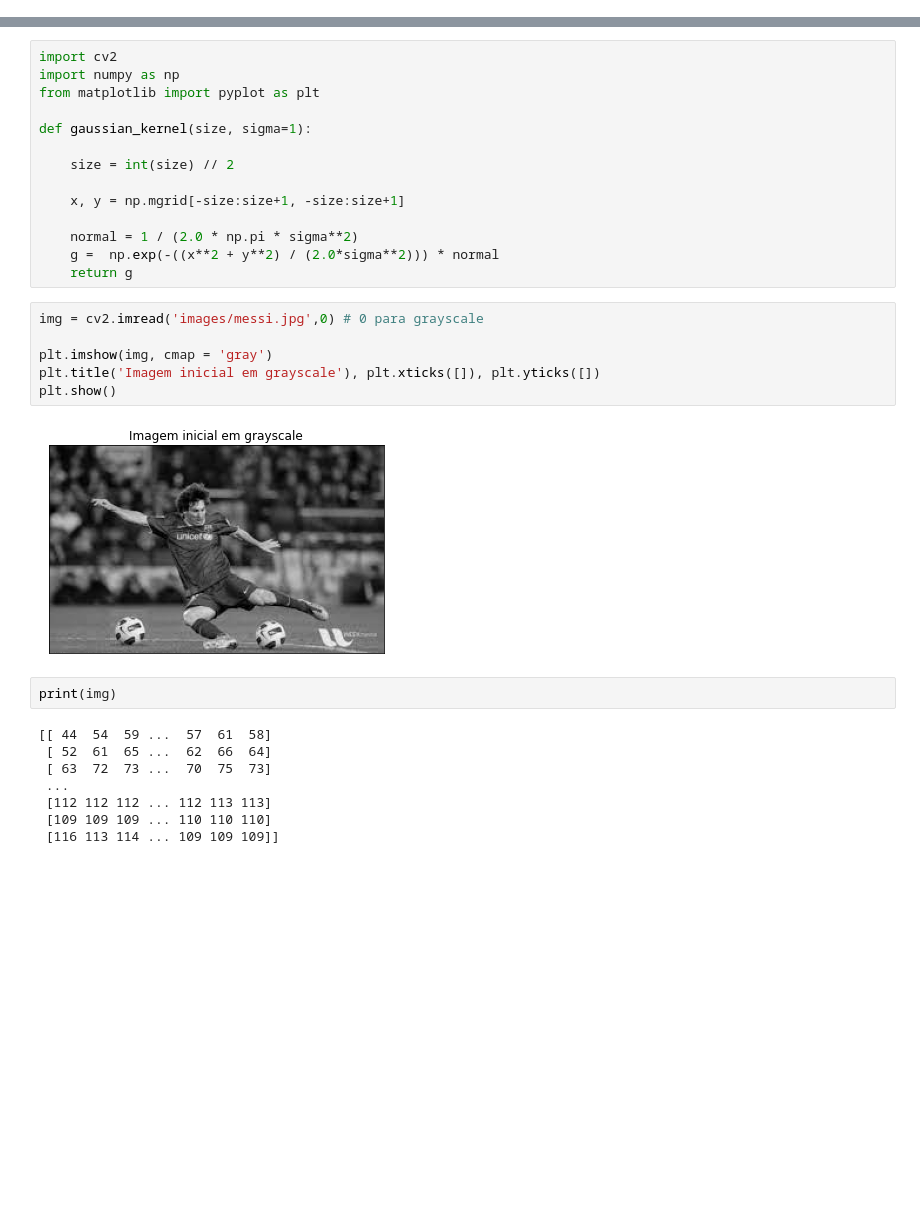
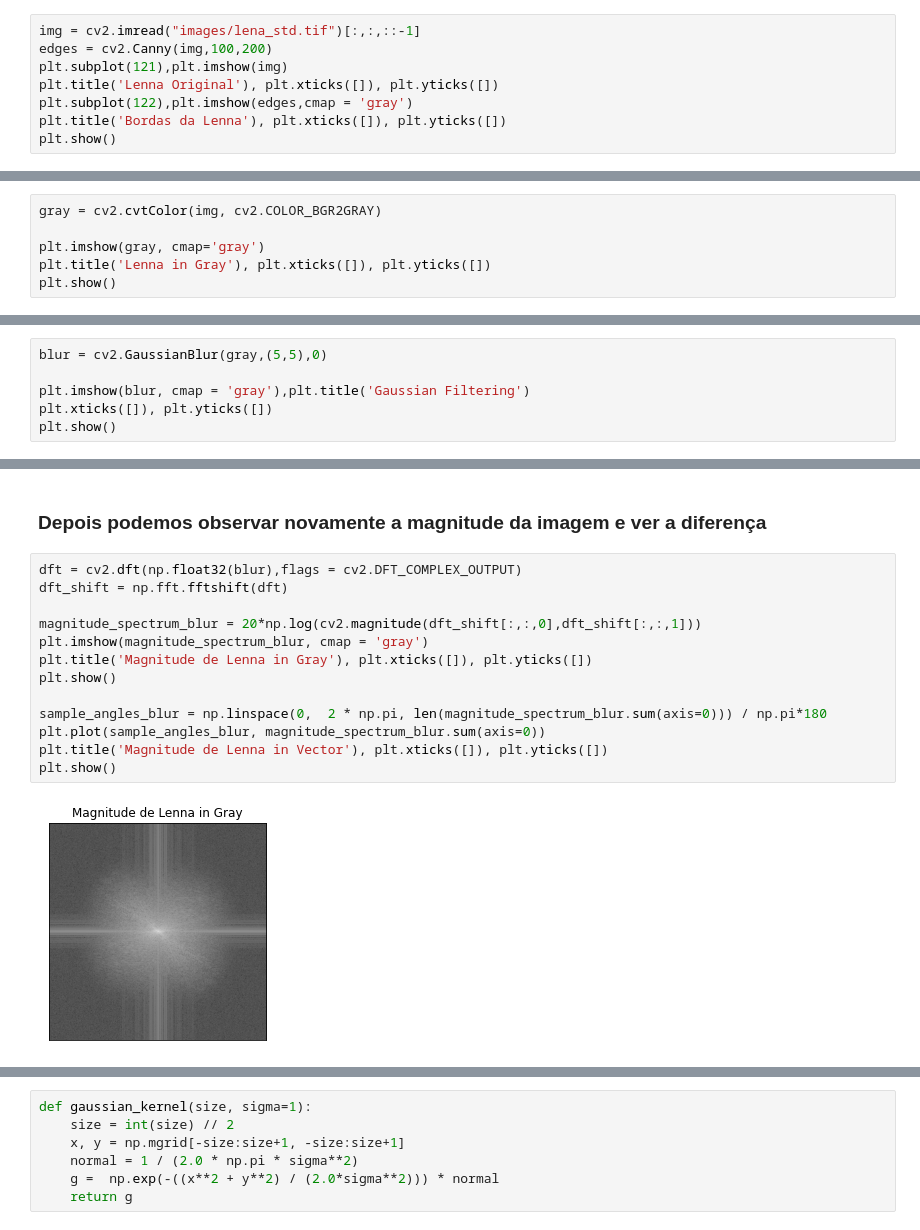
Before and after one commit to Jarzamendia/visaocomputacional, a Jupyter notebook: notebooks/Canny passo a passo.ipynb, the cells around one changed output, grey strips where cells are left out. Cells and saved outputs as stored; diff of their text form; blank space fills up the shorter version.

```diff
--- a/notebooks/Canny passo a passo.ipynb
+++ b/notebooks/Canny passo a passo.ipynb
@@ -0,0 +16,8 @@
+# %%
+img = cv2.imread("images/lena_std.tif")[:,:,::-1]
+edges = cv2.Canny(img,100,200)
+plt.subplot(121),plt.imshow(img)
+plt.title('Lenna Original'), plt.xticks([]), plt.yticks([])
+plt.subplot(122),plt.imshow(edges,cmap = 'gray')
+plt.title('Bordas da Lenna'), plt.xticks([]), plt.yticks([])
+plt.show()
@@ -0,0 +42,6 @@
+# %%
+gray = cv2.cvtColor(img, cv2.COLOR_BGR2GRAY)
+
+plt.imshow(gray, cmap='gray')
+plt.title('Lenna in Gray'), plt.xticks([]), plt.yticks([])
+plt.show()
@@ -0,0 +84,6 @@
+# %%
+blur = cv2.GaussianBlur(gray,(5,5),0)
+
+plt.imshow(blur, cmap = 'gray'),plt.title('Gaussian Filtering')
+plt.xticks([]), plt.yticks([])
+plt.show()
@@ -0,0 +92,17 @@
+# %% [markdown]
+### Depois podemos observar novamente a magnitude da imagem e ver a diferença
+# %%
+dft = cv2.dft(np.float32(blur),flags = cv2.DFT_COMPLEX_OUTPUT)
+dft_shift = np.fft.fftshift(dft)
+
+magnitude_spectrum_blur = 20*np.log(cv2.magnitude(dft_shift[:,:,0],dft_shift[:,:,1]))
+plt.imshow(magnitude_spectrum_blur, cmap = 'gray')
+plt.title('Magnitude de Lenna in Gray'), plt.xticks([]), plt.yticks([])
+plt.show()
+
+sample_angles_blur = np.linspace(0,  2 * np.pi, len(magnitude_spectrum_blur.sum(axis=0))) / np.pi*180
+plt.plot(sample_angles_blur, magnitude_spectrum_blur.sum(axis=0))
+plt.title('Magnitude de Lenna in Vector'), plt.xticks([]), plt.yticks([])
+plt.show()
+# %% [output]
+[figure, added]
@@ -1,32 +110,7 @@
 # %%
-import cv2
-import numpy as np
-from matplotlib import pyplot as plt
-
 def gaussian_kernel(size, sigma=1):
-
     size = int(size) // 2
-
     x, y = np.mgrid[-size:size+1, -size:size+1]
-
     normal = 1 / (2.0 * np.pi * sigma**2)
     g =  np.exp(-((x**2 + y**2) / (2.0*sigma**2))) * normal
     return g
-# %%
-img = cv2.imread('images/messi.jpg',0) # 0 para grayscale
-
-plt.imshow(img, cmap = 'gray')
-plt.title('Imagem inicial em grayscale'), plt.xticks([]), plt.yticks([])
-plt.show()
-# %% [output]
-[figure, removed]
-# %%
-print(img)
-# %% [output]
-[[ 44  54  59 ...  57  61  58]
- [ 52  61  65 ...  62  66  64]
- [ 63  72  73 ...  70  75  73]
- ...
- [112 112 112 ... 112 113 113]
- [109 109 109 ... 110 110 110]
- [116 113 114 ... 109 109 109]]
```
Also changed, not shown: parts of 26 cells of this notebook, 17 other files.
